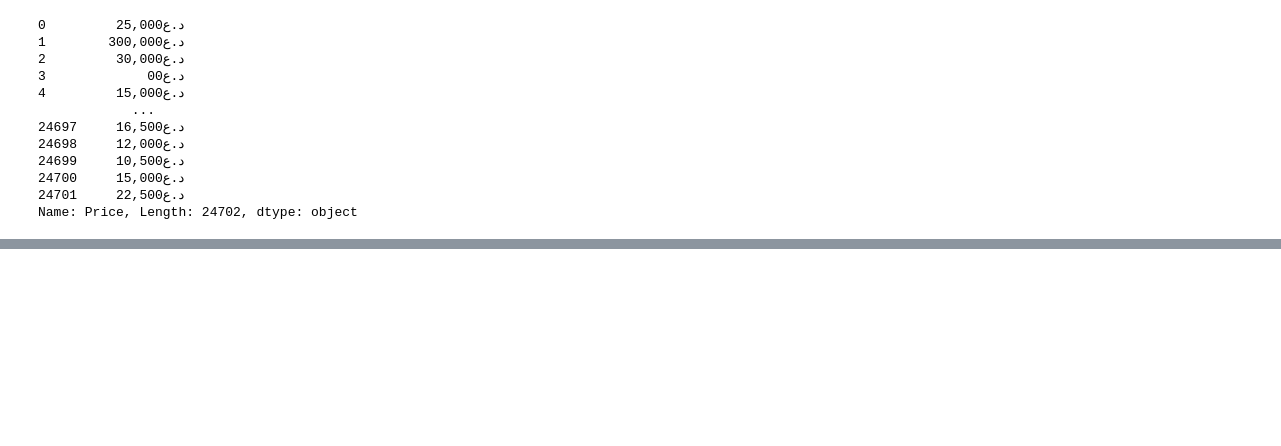
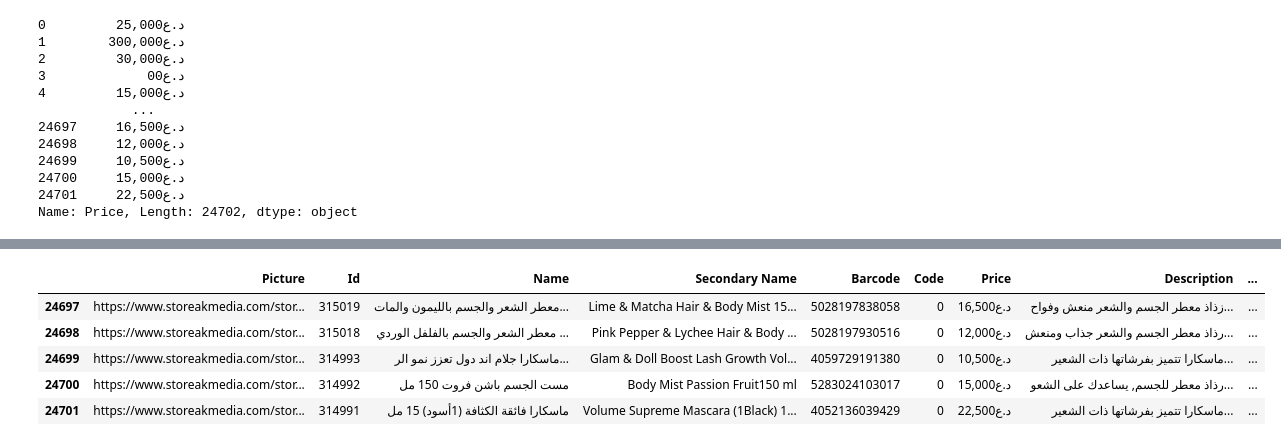
Before and after one commit to Ahmadhumayoun/AdvancePythonClassRepo, a Jupyter notebook: PandasLearning.ipynb, the cells around one changed output, grey strips where cells are left out. Cells and saved outputs as stored; diff of their text form; code cells hidden in the pictures; blank space fills up the shorter version.

```diff
--- a/PandasLearning.ipynb
+++ b/PandasLearning.ipynb
@@ -100,0 +138,9 @@ x =" 25,000د.ع"
+# %%
+dfItems.tail()
+# %% [output]
+|  | Picture | Id | Name | Secondary Name | Barcode | Code | Price | Description | ... |
+| 24697 | https://www.storeakmedia.com/stor... | 315019 | معطر الشعر والجسم بالليمون والمات... | Lime & Matcha Hair & Body Mist 15... | 5028197838058 | 0 | 16,500د.ع | زذاذ معطر الجسم والشعر منعش وفواح... | ... |
+| 24698 | https://www.storeakmedia.com/stor... | 315018 | معطر الشعر والجسم بالفلفل الوردي ... | Pink Pepper & Lychee Hair & Body ... | 5028197930516 | 0 | 12,000د.ع | رذاذ معطر الجسم والشعر جذاب ومنعش... | ... |
+| 24699 | https://www.storeakmedia.com/stor... | 314993 | ماسكارا جلام اند دول تعزز نمو الر... | Glam & Doll Boost Lash Growth Vol... | 4059729191380 | 0 | 10,500د.ع | ماسكارا تتميز بفرشاتها ذات الشعير... | ... |
+| 24700 | https://www.storeakmedia.com/stor... | 314992 | مست الجسم باشن فروت 150 مل | Body Mist Passion Fruit150 ml | 5283024103017 | 0 | 15,000د.ع | رذاذ معطر للجسم, يساعدك على الشعو... | ... |
+| 24701 | https://www.storeakmedia.com/stor... | 314991 | ماسكارا فائقة الكثافة (1أسود) 15 مل | Volume Supreme Mascara (1Black) 1... | 4052136039429 | 0 | 22,500د.ع | ماسكارا تتميز بفرشاتها ذات الشعير... | ... |
```
Also changed, not shown: parts of 20 cells of this notebook, 2 other files.
